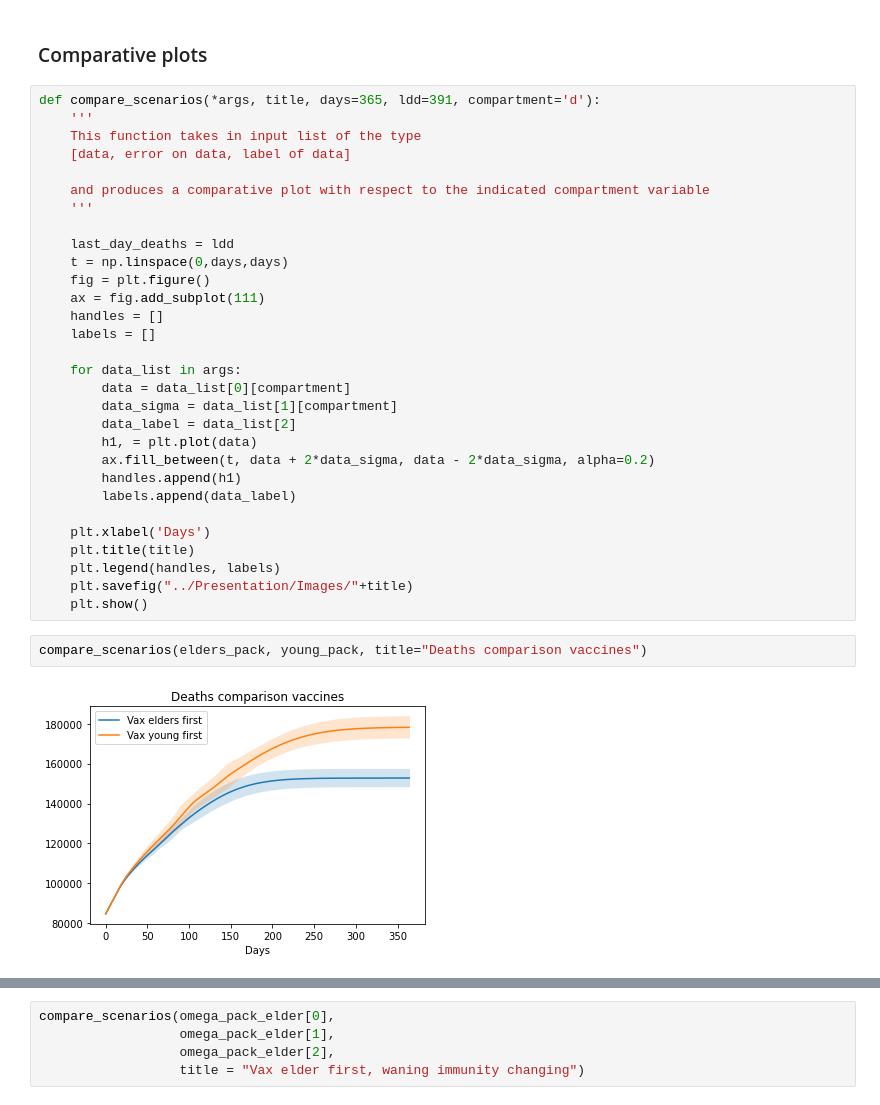
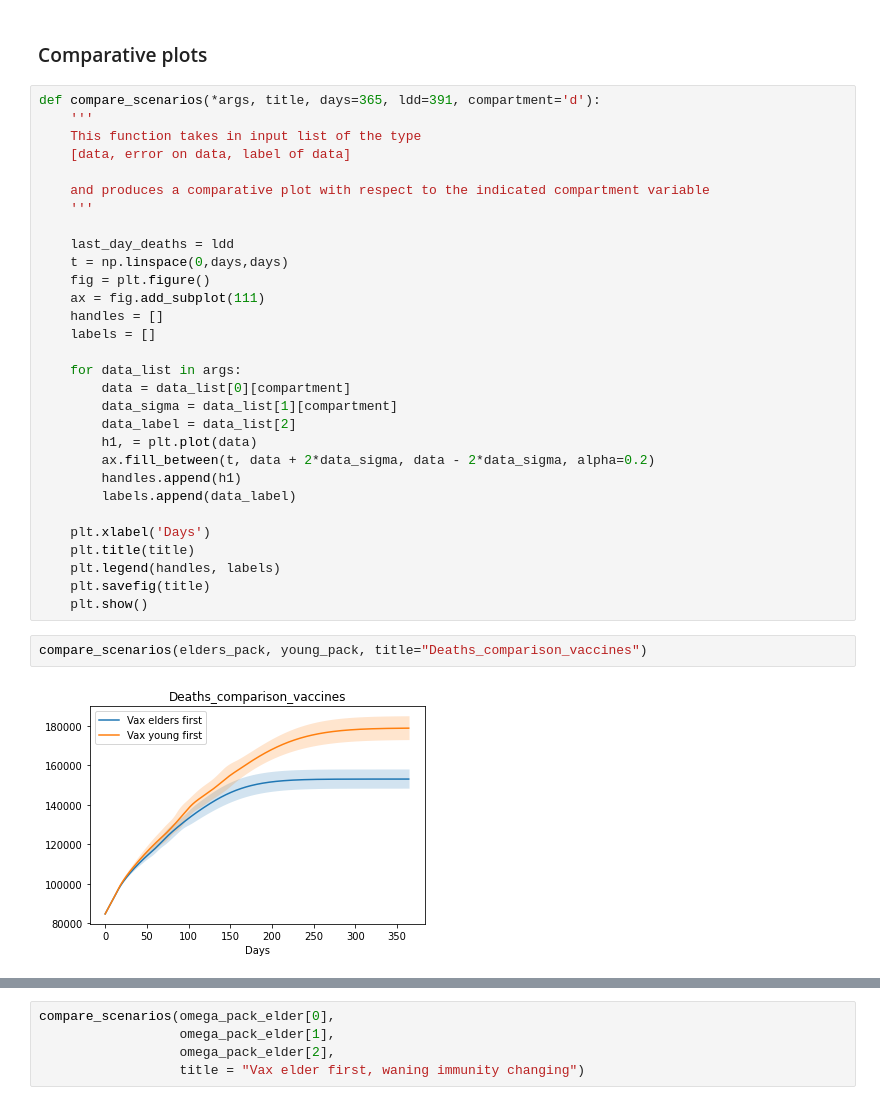
Before and after one commit to earendil94/vaccine-simul, a Jupyter notebook: notebook/Exam.ipynb, the cells around one changed output, grey strips where cells are left out. Saved outputs shown, nothing was run; the diff lists cells and outputs as text.

```diff
--- a/notebook/Exam.ipynb
+++ b/notebook/Exam.ipynb
@@ -546,12 +549,12 @@ def compare_scenarios(*args, title, days=365, ldd=391, compartment='d'):
     plt.xlabel('Days')
     plt.title(title)
     plt.legend(handles, labels)
-    plt.savefig("../Presentation/Images/"+title)
+    plt.savefig(title)
     plt.show()
 # %%
-compare_scenarios(elders_pack, young_pack, title="Deaths comparison vaccines")
+compare_scenarios(elders_pack, young_pack, title="Deaths_comparison_vaccines")
 # %% [output]
-[figure, old version]
+[figure, new version]
 # %%
 compare_scenarios(elders_pack, young_pack, title="Primary infections different vaccines policies", compartment='i1')
 # %% [output]
```
Also changed, not shown: parts of 8 cells of this notebook, 10 other files.
